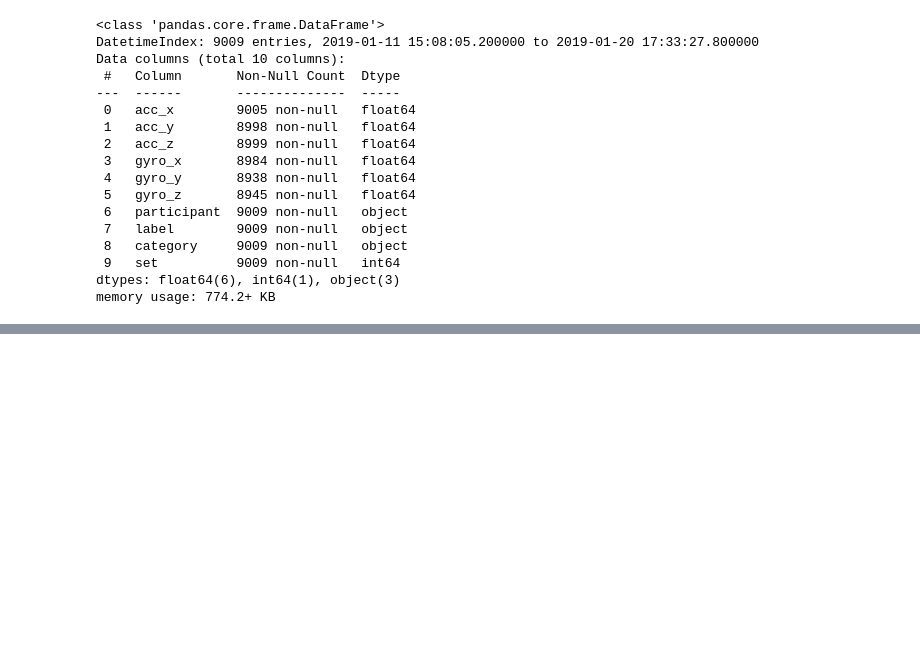
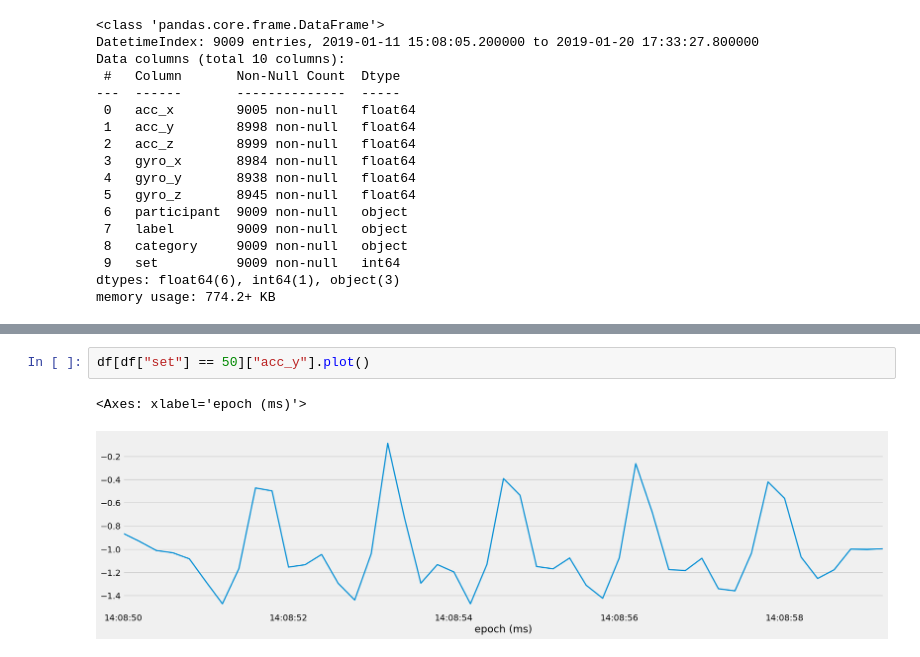
Before and after one commit to richikraj30/Fitness-tracker-ML, a Jupyter notebook: notebooks/feature_engineering.ipynb, the cells around one changed output, grey strips where cells are left out. Drawn from its saved outputs; the diff is of its cells as text; blank space fills up the shorter version.

```diff
--- a/notebooks/feature_engineering.ipynb
+++ b/notebooks/feature_engineering.ipynb
@@ -60,0 +91,5 @@ memory usage: 774.2+ KB
+# %%
+df[df["set"] == 50]["acc_y"].plot()
+# %% [output]
+<Axes: xlabel='epoch (ms)'>
+[figure, added]
```
Also changed, not shown: parts of 31 cells of this notebook.
